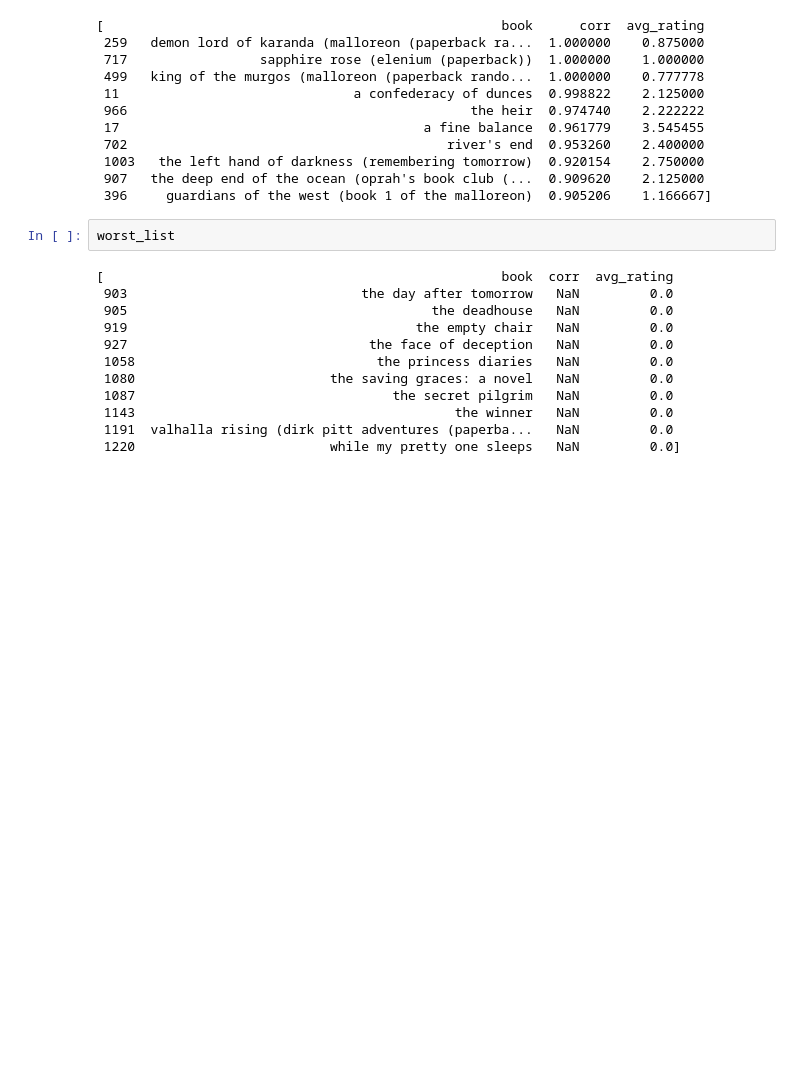
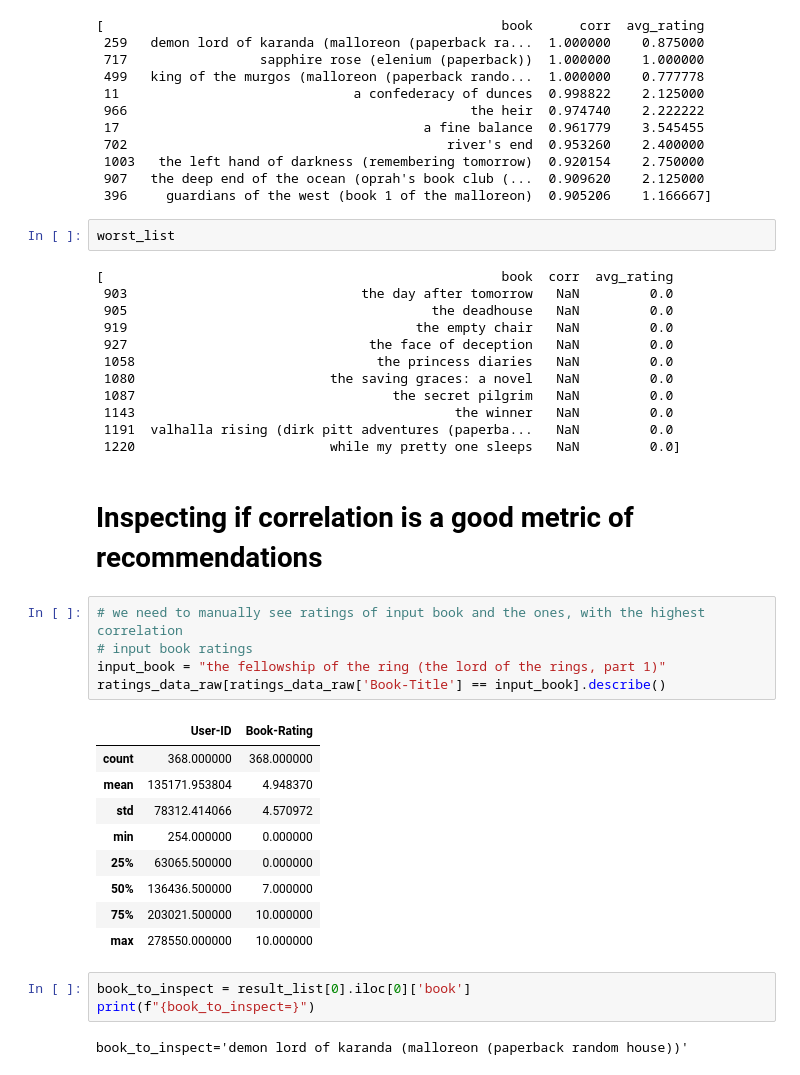
Before and after one commit to zlochina/book-recommendation-app, a Jupyter notebook: src/book_recommendation_prod/data_inspection.ipynb, the cells around one changed output. Saved outputs shown, nothing was run; the diff lists cells and outputs as text; blank space fills up the shorter version.

```diff
--- a/src/book_recommendation_prod/data_inspection.ipynb
+++ b/src/book_recommendation_prod/data_inspection.ipynb
@@ -350,3 +351,25 @@ worst_list
  1143                                         the winner   NaN         0.0
  1191  valhalla rising (dirk pitt adventures (paperba...   NaN         0.0
  1220                         while my pretty one sleeps   NaN         0.0]
+# %% [markdown]
+# Inspecting if correlation is a good metric of recommendations
+# %%
+# we need to manually see ratings of input book and the ones, with the highest correlation
+# input book ratings
+input_book = "the fellowship of the ring (the lord of the rings, part 1)"
+ratings_data_raw[ratings_data_raw['Book-Title'] == input_book].describe()
+# %% [output]
+|  | User-ID | Book-Rating |
+| count | 368.000000 | 368.000000 |
+| mean | 135171.953804 | 4.948370 |
+| std | 78312.414066 | 4.570972 |
+| min | 254.000000 | 0.000000 |
+| 25% | 63065.500000 | 0.000000 |
+| 50% | 136436.500000 | 7.000000 |
+| 75% | 203021.500000 | 10.000000 |
+| max | 278550.000000 | 10.000000 |
+# %%
+book_to_inspect = result_list[0].iloc[0]['book']
+print(f"{book_to_inspect=}")
+# %% [output]
+book_to_inspect='demon lord of karanda (malloreon (paperback random house))'
```
Also changed, not shown: parts of 4 cells of this notebook.
